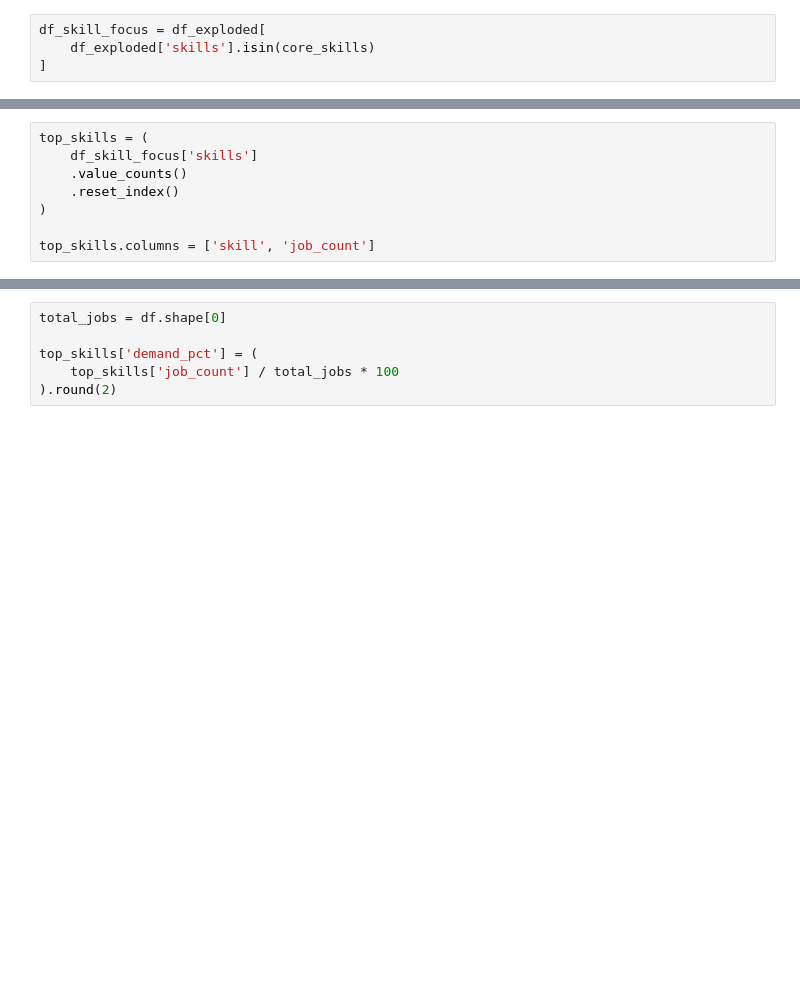
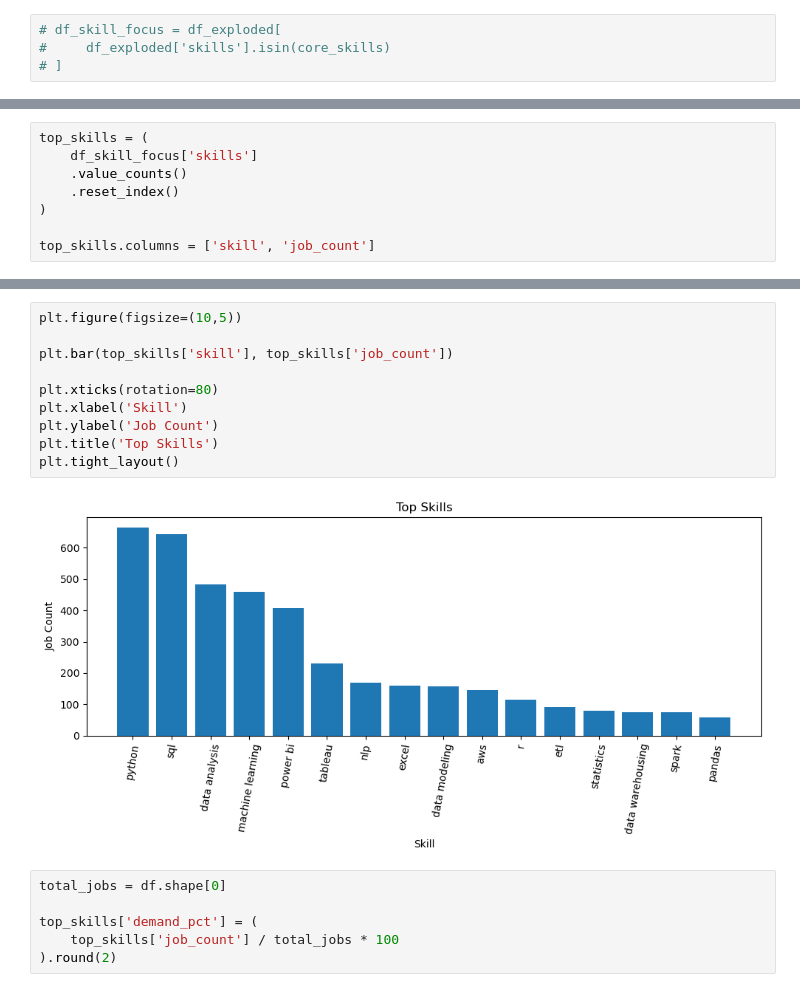
Before and after one commit to Umang-Chourasia/ongoing_job_analysis, a Jupyter notebook: 05_Final_EDA/EDA.ipynb, the cells around one changed output, grey strips where cells are left out. Cells and saved outputs as stored; diff of their text form; blank space fills up the shorter version.

```diff
--- a/05_Final_EDA/EDA.ipynb
+++ b/05_Final_EDA/EDA.ipynb
@@ -55,5 +58,5 @@ core_skills = [
 # %%
-df_skill_focus = df_exploded[
-    df_exploded['skills'].isin(core_skills)
-]
+# df_skill_focus = df_exploded[
+#     df_exploded['skills'].isin(core_skills)
+# ]
 # %%
@@ -112,3 +115,15 @@ top_skills
+# %%
+plt.figure(figsize=(10,5))
+
+plt.bar(top_skills['skill'], top_skills['job_count'])
+
+plt.xticks(rotation=80)
+plt.xlabel('Skill')
+plt.ylabel('Job Count')
+plt.title('Top Skills')
+plt.tight_layout()
+# %% [output]
+[figure, added]
 # %%
 total_jobs = df.shape[0]
 
```
Also changed, not shown: parts of 24 cells of this notebook, 4 other files.
